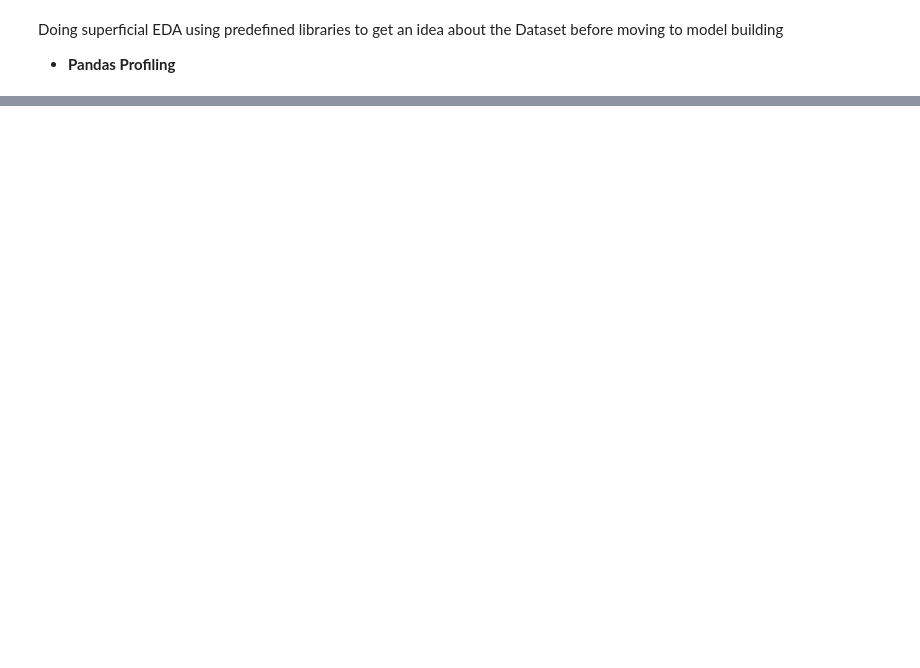
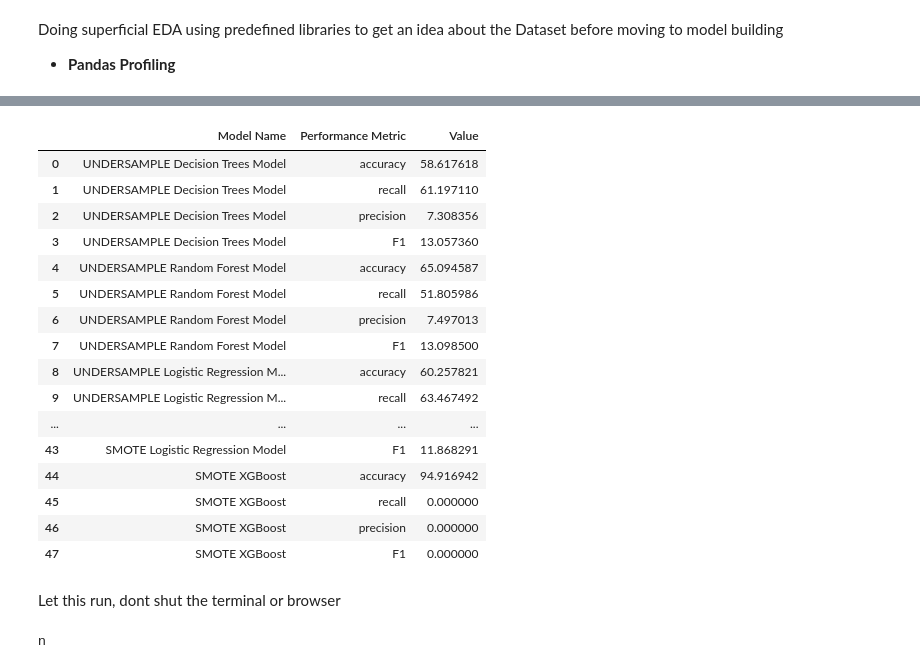
Before and after one commit to purvij2911/KDDcup98, a Jupyter notebook: KDDcup98/donor_notebook.ipynb, the cells around one changed output, grey strips where cells are left out. Drawn from its saved outputs; the diff is of its cells as text; code cells hidden in the pictures; blank space fills up the shorter version.

```diff
--- a/KDDcup98/donor_notebook.ipynb
+++ b/KDDcup98/donor_notebook.ipynb
@@ -40,5 +55,5 @@ from Lib.utils import Performance
 # %%
-raw_dat = pd.read_csv("cup98LRN.csv",na_values=" ")
+raw_dat = pd.read_csv("data/cup98LRN.csv",na_values=" ")
 raw_dat.head()
 # %% [output]
 |  | ODATEDW | OSOURCE | TCODE | STATE | ZIP | MAILCODE | PVASTATE | DOB | NOEXCH | RECINHSE | RECP3 | ... |
@@ -94,5 +97,5 @@ rejected
 # %%
-raw_dat.drop(columns=rejected,inplace=True,axis=1)
+#raw_dat.drop(columns=rejected,inplace=True,axis=1)
 # %%
 # Gets some redundant variables based on variance, sparsity & common sense
 redundant_vars = Analyser.get_redundant_vars(raw_dat)
@@ -150,0 +127,3 @@ print(str(len(rfe_feature)), 'selected features')
+# %%
+# Imputes the data and fills in the missing values
+raw_dat = Preprocessor.fill_nans(raw_dat)
@@ -150,0 +132,3 @@ print(str(len(rfe_feature)), 'selected features')
+# %%
+from lib.trainer import Trainer
+models = Trainer.train_model(df)
@@ -150,0 +153,26 @@ print(str(len(rfe_feature)), 'selected features')
+# %%
+models
+# %% [output]
+|  | Model Name | Performance Metric | Value |
+| 0 | UNDERSAMPLE Decision Trees Model | accuracy | 58.617618 |
+| 1 | UNDERSAMPLE Decision Trees Model | recall | 61.197110 |
+| 2 | UNDERSAMPLE Decision Trees Model | precision | 7.308356 |
+| 3 | UNDERSAMPLE Decision Trees Model | F1 | 13.057360 |
+| 4 | UNDERSAMPLE Random Forest Model | accuracy | 65.094587 |
+| 5 | UNDERSAMPLE Random Forest Model | recall | 51.805986 |
+| 6 | UNDERSAMPLE Random Forest Model | precision | 7.497013 |
+| 7 | UNDERSAMPLE Random Forest Model | F1 | 13.098500 |
+| 8 | UNDERSAMPLE Logistic Regression M... | accuracy | 60.257821 |
+| 9 | UNDERSAMPLE Logistic Regression M... | recall | 63.467492 |
+| ... | ... | ... | ... |
+| 43 | SMOTE Logistic Regression Model | F1 | 11.868291 |
+| 44 | SMOTE XGBoost | accuracy | 94.916942 |
+| 45 | SMOTE XGBoost | recall | 0.000000 |
+| 46 | SMOTE XGBoost | precision | 0.000000 |
+| 47 | SMOTE XGBoost | F1 | 0.000000 |
+# %% [markdown]
+Let this run, dont shut the terminal or browser
+# %%
+print("n")
+# %% [output]
+n
```
Also changed, not shown: parts of 16 cells of this notebook, 6 other files.
